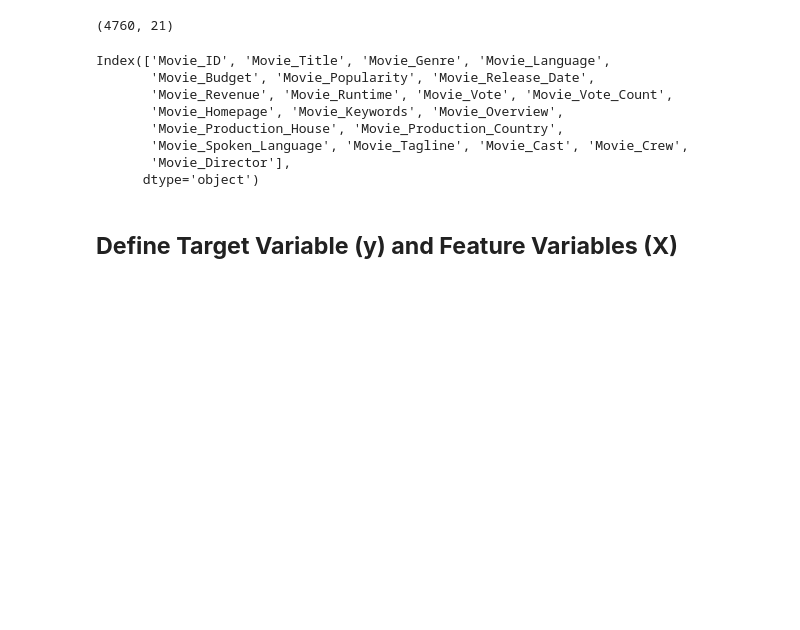
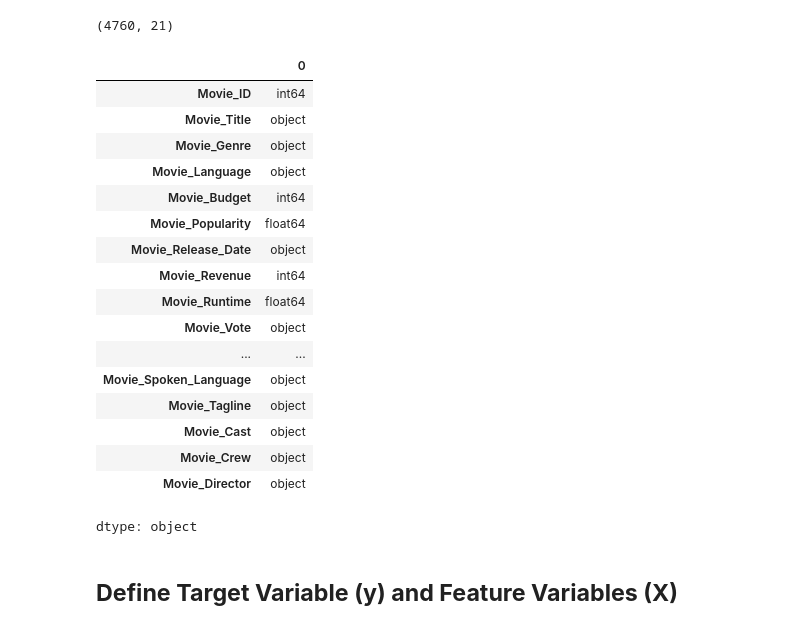
Before and after one commit to mnitrix/Internship-Project, a Jupyter notebook: Movie_Recommendation.ipynb, the cells around one changed output. Drawn from its saved outputs; the diff is of its cells as text; code cells hidden in the pictures; blank space fills up the shorter version.

```diff
--- a/Movie_Recommendation.ipynb
+++ b/Movie_Recommendation.ipynb
@@ -104,17 +104,30 @@ movie_df.duplicated().sum()
 movie_df.shape
 # %% [output]
 (4760, 21)
+# %%
+movie_df['Movie_Vote'] = movie_df['Movie_Vote'].astype(str)
+movie_df['Movie_Vote_Count'] = movie_df['Movie_Vote_Count'].astype(str)
 # %%
-movie_df.columns
+movie_df.dtypes
 # %% [output]
+|  | 0 |
+| Movie_ID | int64 |
+| Movie_Title | object |
+| Movie_Genre | object |
+| Movie_Language | object |
+| Movie_Budget | int64 |
+| Movie_Popularity | float64 |
+| Movie_Release_Date | object |
+| Movie_Revenue | int64 |
+| Movie_Runtime | float64 |
+| Movie_Vote | object |
+| ... | ... |
+| Movie_Spoken_Language | object |
+| Movie_Tagline | object |
+| Movie_Cast | object |
+| Movie_Crew | object |
+| Movie_Director | object |
-Index(['Movie_ID', 'Movie_Title', 'Movie_Genre', 'Movie_Language',
-       'Movie_Budget', 'Movie_Popularity', 'Movie_Release_Date',
-       'Movie_Revenue', 'Movie_Runtime', 'Movie_Vote', 'Movie_Vote_Count',
-       'Movie_Homepage', 'Movie_Keywords', 'Movie_Overview',
-       'Movie_Production_House', 'Movie_Production_Country',
-       'Movie_Spoken_Language', 'Movie_Tagline', 'Movie_Cast', 'Movie_Crew',
-       'Movie_Director'],
-      dtype='object')
+dtype: object
 # %% [markdown]
 ## **Define Target Variable (y) and Feature Variables (X)**
 # %%
```
Also changed, not shown: parts of 13 cells of this notebook.
